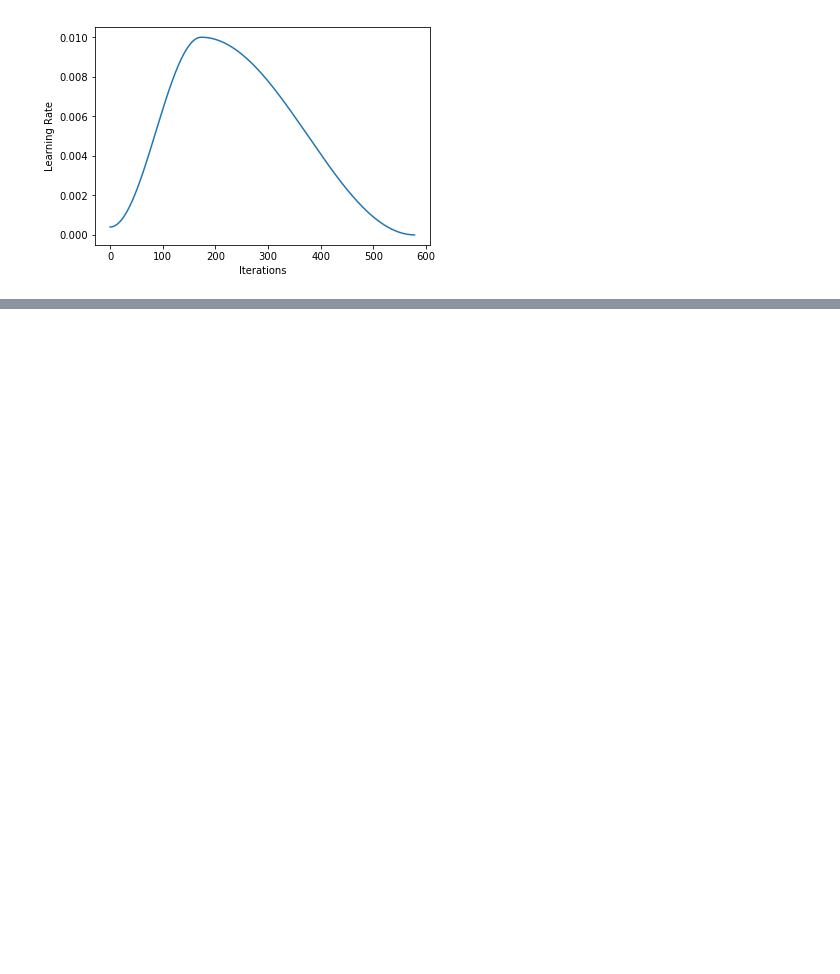
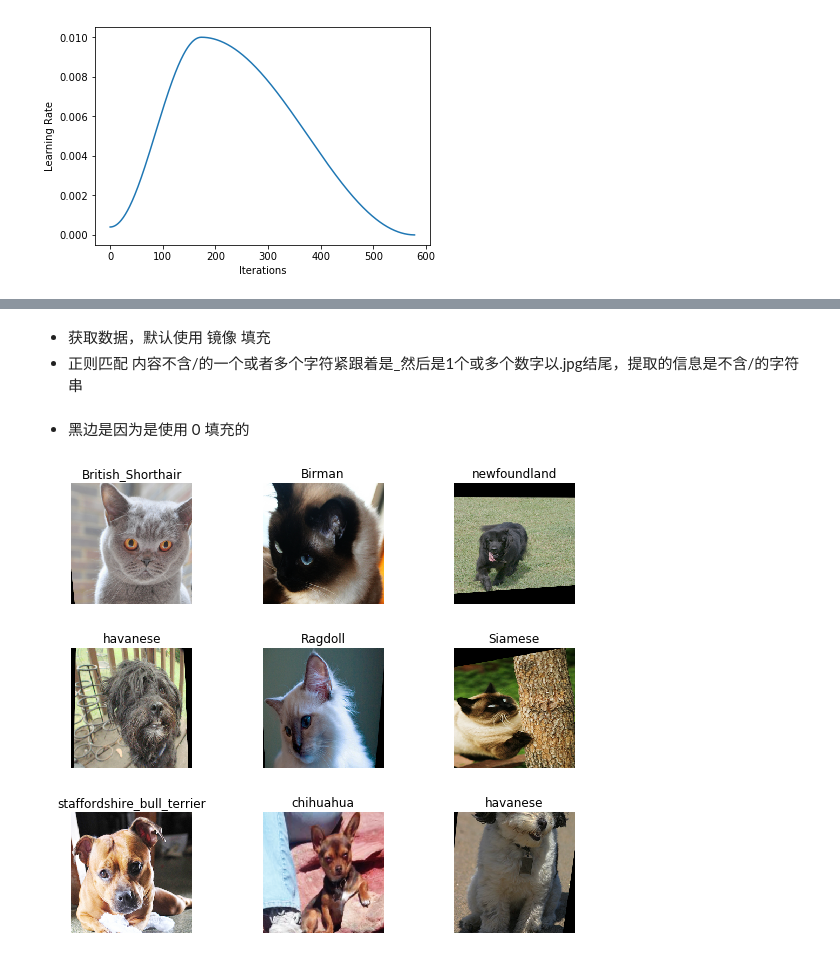
Before and after one commit to AutuanLiu/Fastai-Notes-V3, a Jupyter notebook: fastai_DL_nbs/lesson06_pets_more.ipynb, the cells around one changed output, grey strips where cells are left out. Cells and saved outputs as stored; diff of their text form; code cells hidden in the pictures; blank space fills up the shorter version.

```diff
--- a/fastai_DL_nbs/lesson06_pets_more.ipynb
+++ b/fastai_DL_nbs/lesson06_pets_more.ipynb
@@ -146,0 +171,20 @@ learn.recorder.plot_lr()
+# %%
+src = ImageList.from_folder(img_root).split_by_rand_pct(0.2, seed=2)
+# %% [markdown]
+- 获取数据，默认使用 镜像 填充
+- 正则匹配 内容不含/的一个或者多个字符紧跟着是_然后是1个或多个数字以.jpg结尾，提取的信息是不含/的字符串
+# %%
+def get_data(size, bs, padding_mode='reflection'):
+    return (src.label_from_re(r'([^/]+)_\d+.jpg$')
+           .transform(tsfm, size=size, padding_mode=padding_mode)
+           .databunch(bs=bs).normalize(imagenet_stats))
+# %%
+bs = 32
+# %%
+data = get_data(224, bs, 'zeros')
+# %% [markdown]
+- 黑边是因为是使用 0 填充的
+# %%
+data.show_batch(rows=3, figsize=(8, 7))
+# %% [output]
+[figure, added]
```
Also changed, not shown: parts of 41 cells of this notebook, 6 other files.
